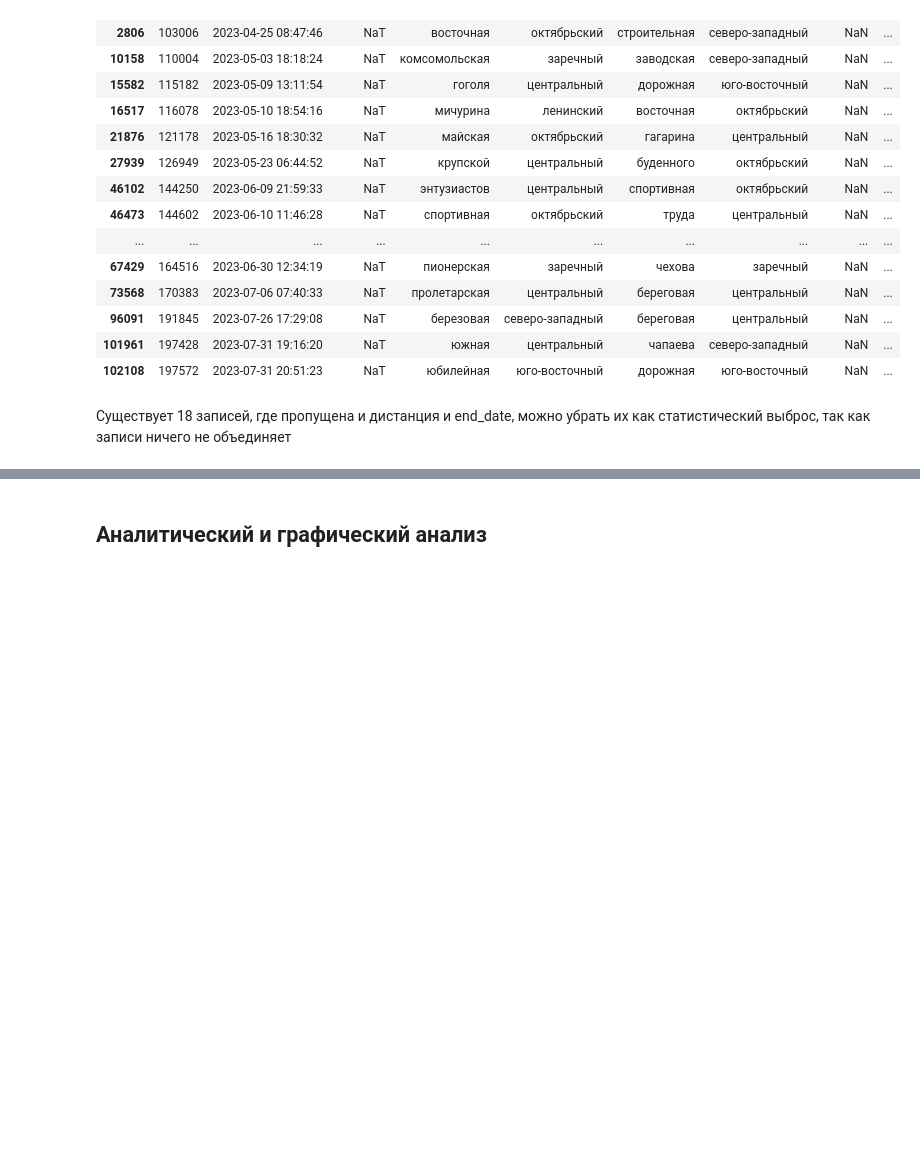
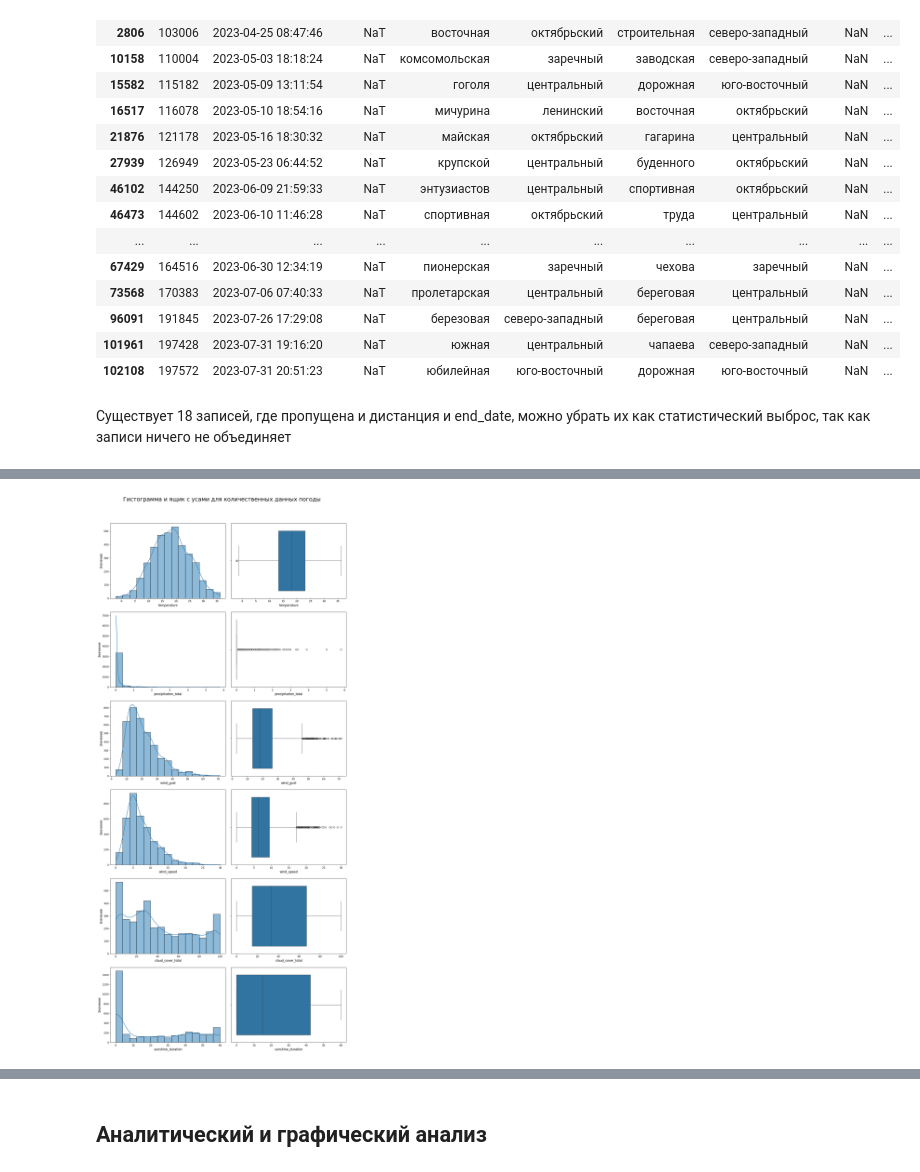
Before and after one commit to BlackkkMaster/ad_project_team16, a Jupyter notebook: kick_sharing.ipynb, the cells around one changed output, grey strips where cells are left out. Drawn from its saved outputs; the diff is of its cells as text; code cells hidden in the pictures; blank space fills up the shorter version.

```diff
--- a/kick_sharing.ipynb
+++ b/kick_sharing.ipynb
@@ -111,7 +111,7 @@ def plot_hist(data, col_column, tittle):
 
         ax_hist.set_xlabel(col)
         ax_box.set_xlabel(col)
-        ax_hist.set_ylabel("Количество")
+        ax_hist.set_ylabel("Значение")
 
     plt.suptitle(
         f"Гистограмма и ящик с усами для количественных данных {tittle}",
@@ -135,6 +135,10 @@ def categorial_data(df):
 def ejection(x):
     x[(x > 1000000) | (x < 10)] = None
     return x
+
+
+def iqr(x):
+    return x.quantile(0.75) + (x.quantile(0.75) - x.quantile(0.25)) * 3
 # %% [markdown]
 ### Загрузка датасетов
 # %%
@@ -422,0 +433,4 @@ df_rides.head()
+# %%
+plot_hist(df_weather, integer_data(df_weather), "погоды")
+# %% [output]
+[figure, added]
```
Also changed, not shown: parts of 36 cells of this notebook.
